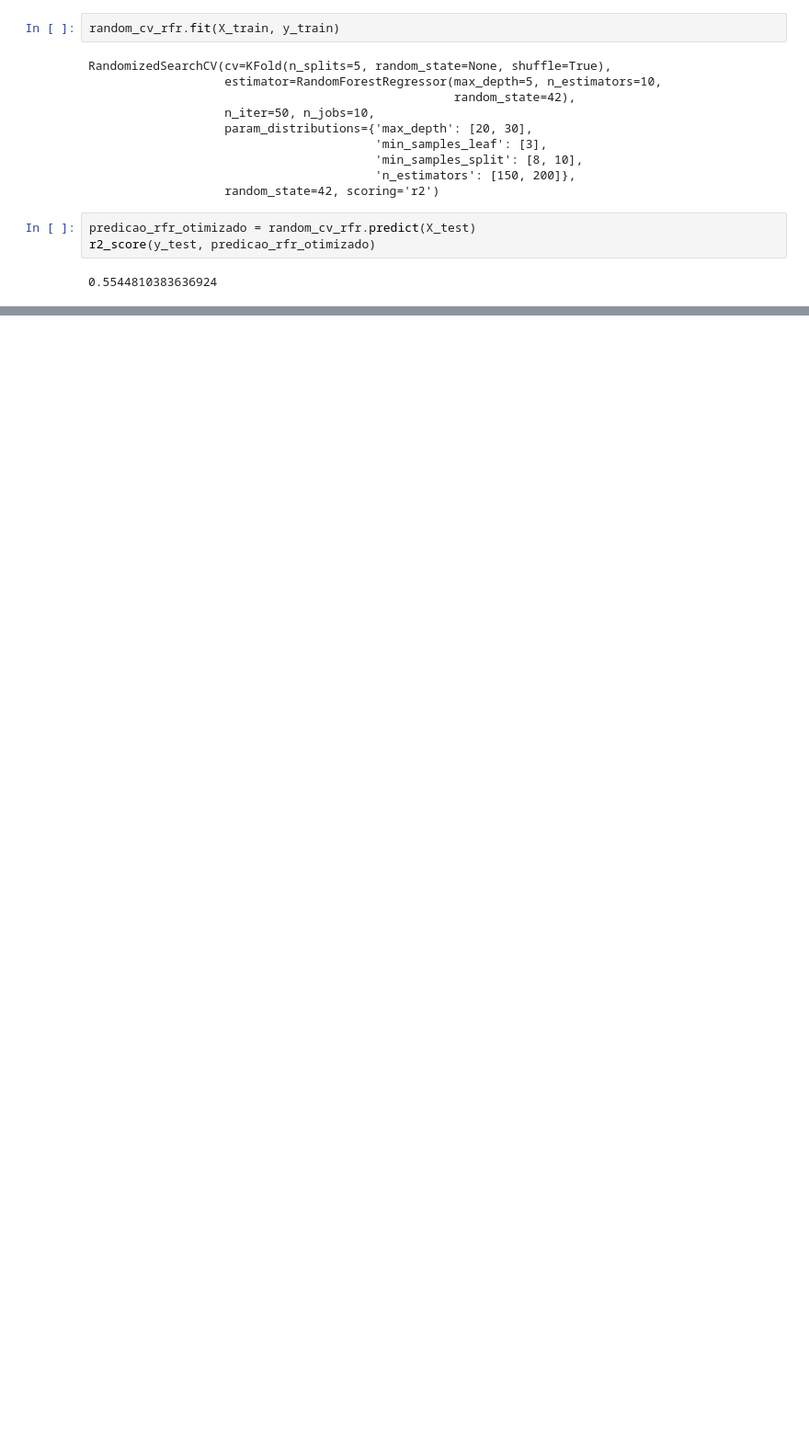
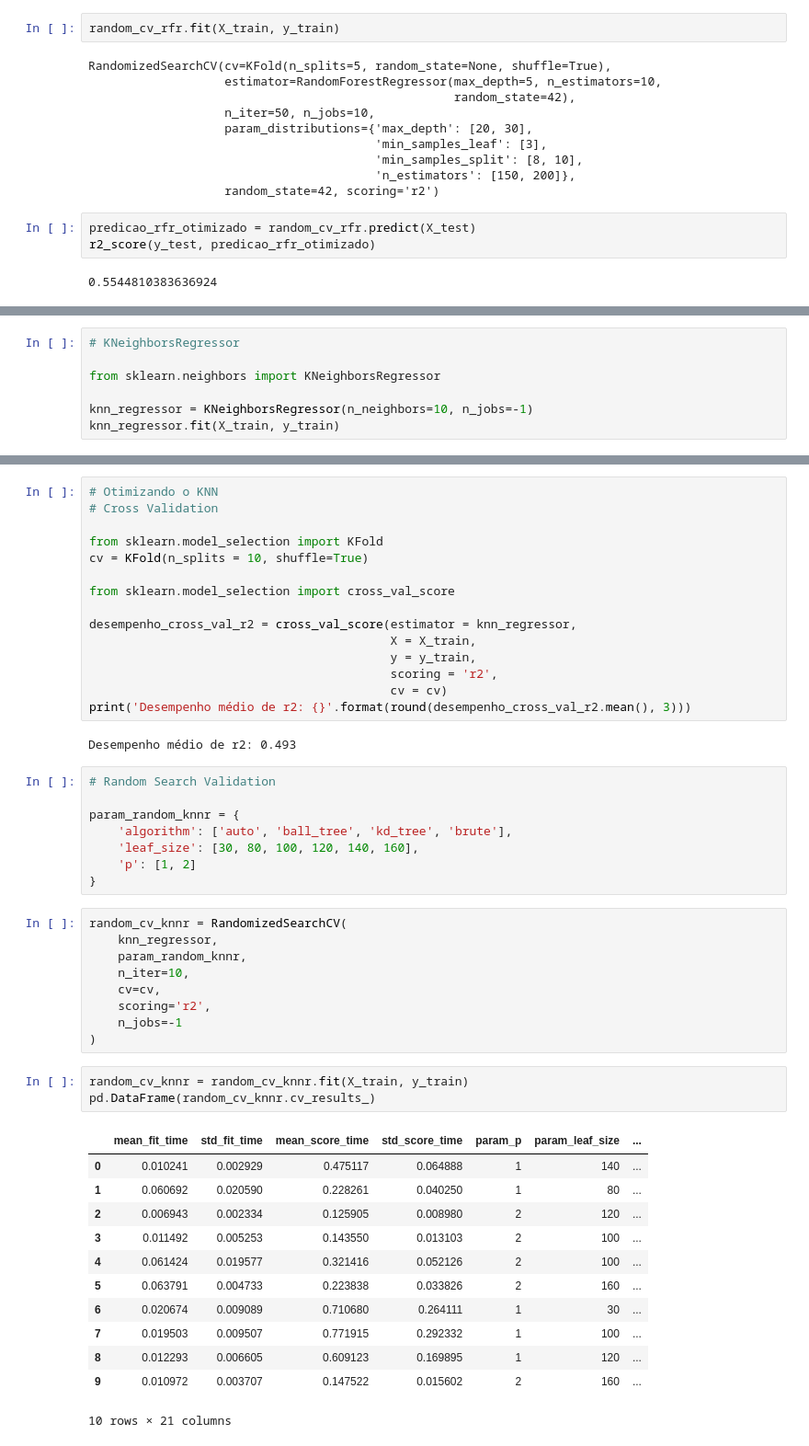
Before and after one commit to eeyamazaki/soebe, a Jupyter notebook: modelo_preditivo_soebe.ipynb, the cells around one changed output, grey strips where cells are left out. Shown at 92% size. Drawn from its saved outputs; the diff is of its cells as text; blank space fills up the shorter version.

```diff
--- a/modelo_preditivo_soebe.ipynb
+++ b/modelo_preditivo_soebe.ipynb
@@ -1375,0 +1420,7 @@ r2_score(y_test, predicao_rfr_otimizado)
+# %%
+# KNeighborsRegressor
+
+from sklearn.neighbors import KNeighborsRegressor
+
+knn_regressor = KNeighborsRegressor(n_neighbors=10, n_jobs=-1)
+knn_regressor.fit(X_train, y_train)
@@ -1375,0 +1434,50 @@ r2_score(y_test, predicao_rfr_otimizado)
+# %%
+# Otimizando o KNN
+# Cross Validation
+
+from sklearn.model_selection import KFold
+cv = KFold(n_splits = 10, shuffle=True)
+
+from sklearn.model_selection import cross_val_score
+
+desempenho_cross_val_r2 = cross_val_score(estimator = knn_regressor,
+                                          X = X_train,
+                                          y = y_train,
+                                          scoring = 'r2',
+                                          cv = cv)
+print('Desempenho médio de r2: {}'.format(round(desempenho_cross_val_r2.mean(), 3)))
+# %% [output]
+Desempenho médio de r2: 0.493
+# %%
+# Random Search Validation
+
+param_random_knnr = {
+    'algorithm': ['auto', 'ball_tree', 'kd_tree', 'brute'],
+    'leaf_size': [30, 80, 100, 120, 140, 160],
+    'p': [1, 2]
+}
+# %%
+random_cv_knnr = RandomizedSearchCV(
+    knn_regressor,
+    param_random_knnr,
+    n_iter=10,
+    cv=cv,
+    scoring='r2',
+    n_jobs=-1
+)
+# %%
+random_cv_knnr = random_cv_knnr.fit(X_train, y_train)
+pd.DataFrame(random_cv_knnr.cv_results_)
+# %% [output]
+|  | mean_fit_time | std_fit_time | mean_score_time | std_score_time | param_p | param_leaf_size | ... |
+| 0 | 0.010241 | 0.002929 | 0.475117 | 0.064888 | 1 | 140 | ... |
+| 1 | 0.060692 | 0.020590 | 0.228261 | 0.040250 | 1 | 80 | ... |
+| 2 | 0.006943 | 0.002334 | 0.125905 | 0.008980 | 2 | 120 | ... |
+| 3 | 0.011492 | 0.005253 | 0.143550 | 0.013103 | 2 | 100 | ... |
+| 4 | 0.061424 | 0.019577 | 0.321416 | 0.052126 | 2 | 100 | ... |
+| 5 | 0.063791 | 0.004733 | 0.223838 | 0.033826 | 2 | 160 | ... |
+| 6 | 0.020674 | 0.009089 | 0.710680 | 0.264111 | 1 | 30 | ... |
+| 7 | 0.019503 | 0.009507 | 0.771915 | 0.292332 | 1 | 100 | ... |
+| 8 | 0.012293 | 0.006605 | 0.609123 | 0.169895 | 1 | 120 | ... |
+| 9 | 0.010972 | 0.003707 | 0.147522 | 0.015602 | 2 | 160 | ... |
+10 rows × 21 columns
```
Also changed, not shown: parts of 38 cells of this notebook.
